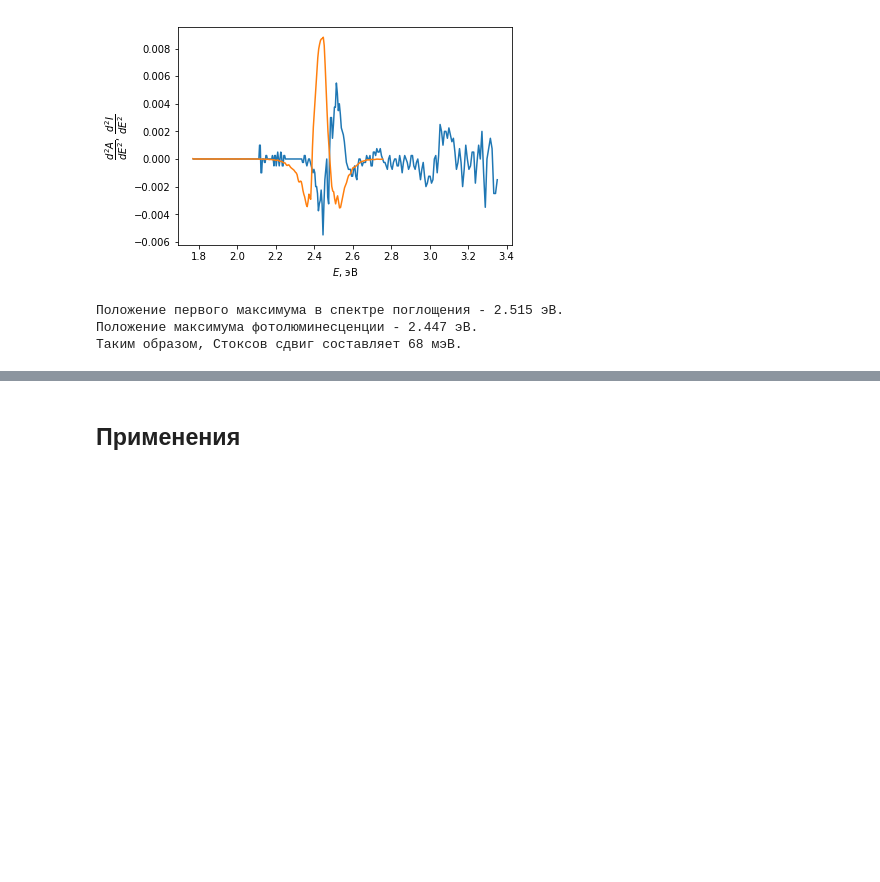
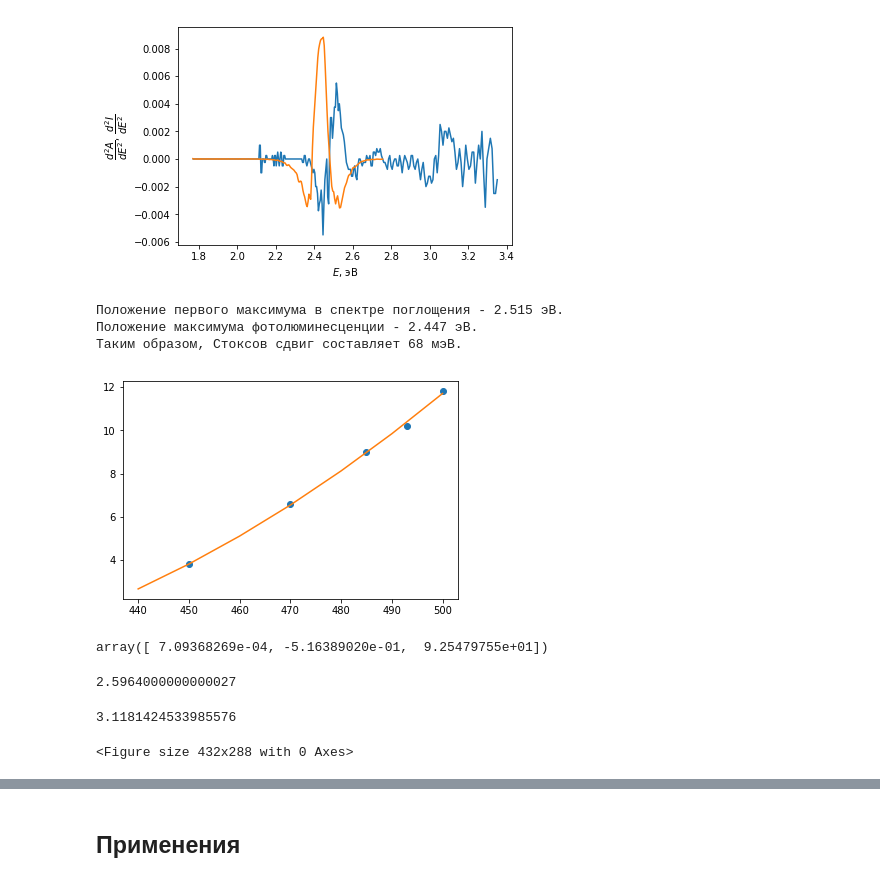
Before and after one commit to nanomaterials/course, a Jupyter notebook: 05_-_Semiconductor_NPs/Lecture.ipynb, the cells around one changed output, grey strips where cells are left out. Drawn from its saved outputs; the diff is of its cells as text; code cells hidden in the pictures; blank space fills up the shorter version.

```diff
--- a/05_-_Semiconductor_NPs/Lecture.ipynb
+++ b/05_-_Semiconductor_NPs/Lecture.ipynb
@@ -307,3 +307,42 @@ print("""
 Положение первого максимума в спектре поглощения - 2.515 эВ.
 Положение максимума фотолюминесценции - 2.447 эВ.
 Таким образом, Стоксов сдвиг составляет 68 мэВ.
+# %%
+import matplotlib.pyplot as plt
+import numpy
+lambda_ex = [450, 470, 485, 493, 500]
+d = [3.8, 6.6, 9, 10.2, 11.8]
+f = numpy.polyfit(lambda_ex, d, 2)
+x_new = np.arange(440, 510, 10)
+y_new = f[0]*x_new**2 +  f[1]*x_new + f[2]
+plt.plot(lambda_ex, d, 'o')
+plt.plot(x_new, y_new)
+plt.show()
+f
+# %% [output]
+[figure, added]
+array([ 7.09368269e-04, -5.16389020e-01,  9.25479755e+01])
+# %%
+x_new = 440
+0.000709*x_new**2 - 0.5164*x_new + 92.55
+# %% [output]
+2.5964000000000027
+# %%
+%matplotlib inline
+h = 6.62E-34 # постоянная Планка в Дж*с
+m0 = 9.1E-31 # масса электрона в кг
+q = 1.6E-19  # заряд электрона
+eps0 = 8.85E-12
+
+r = np.linspace(0.5, 100, 1000)*1E-9
+plt.figure()
+
+def QD_gap(Eg, me, mh, r, eps):
+    exiton_energy = h**2/(8*m0*r**2)*(1/me + 1/mh)/q
+    q_energy = -1.8*q**2/(4*np.pi*eps0*eps*r)/q
+    return Eg + exiton_energy + q_energy
+
+QD_gap(2.4, 0.083, 0.105, 3e-9, 4.7)
+# %% [output]
+3.1181424533985576
+<Figure size 432x288 with 0 Axes>
```
Also changed, not shown: parts of 2 cells of this notebook, 10 other files.
